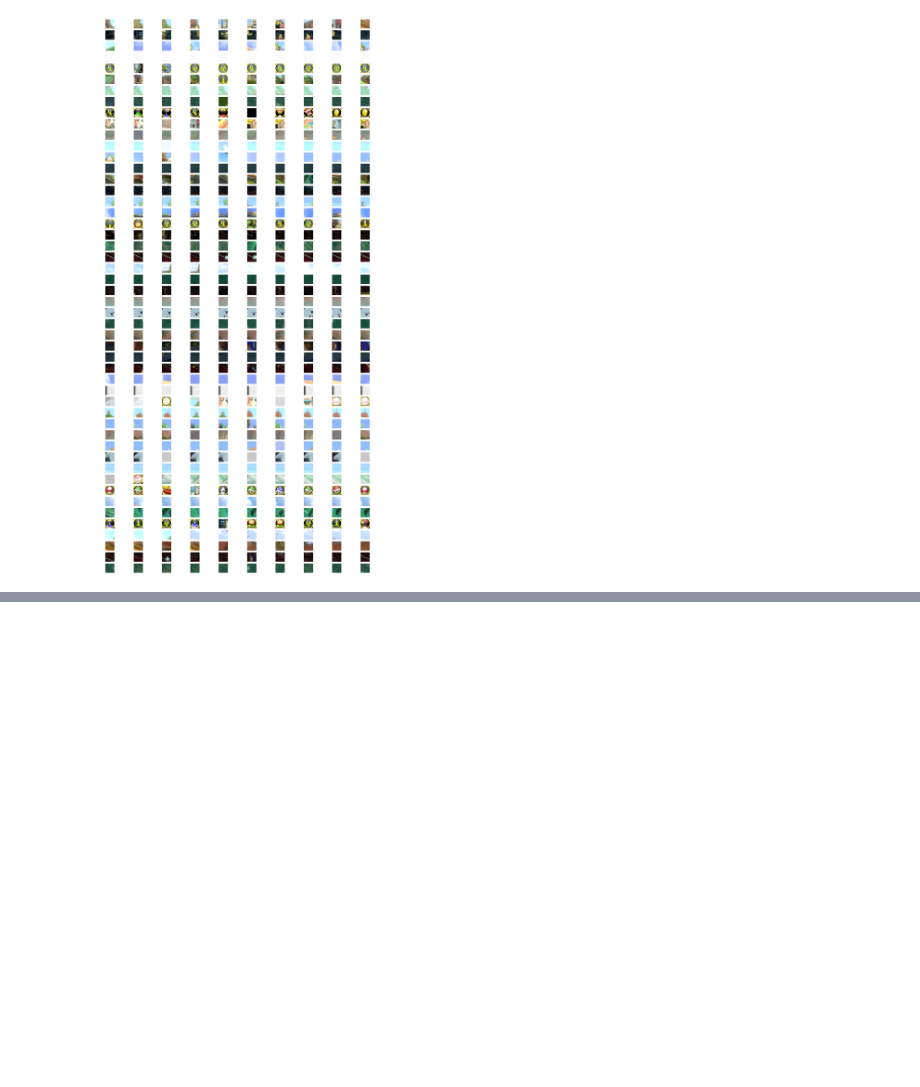
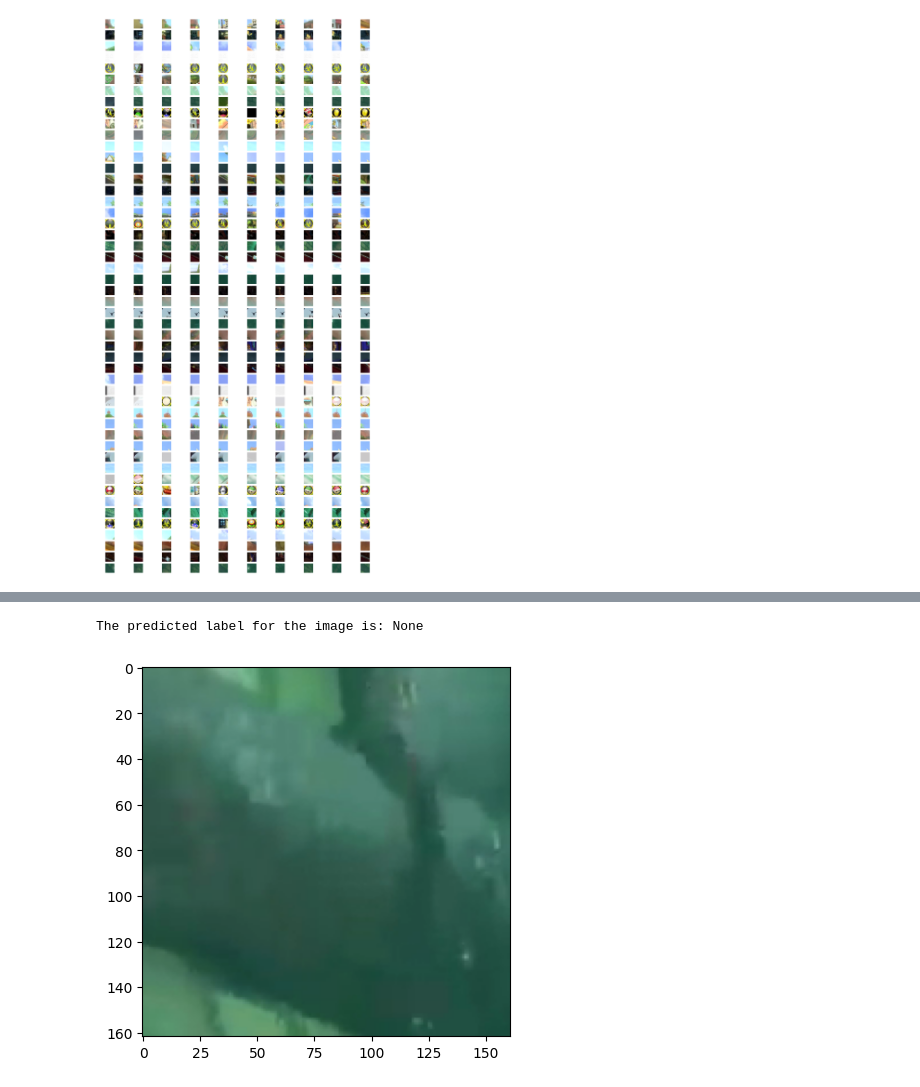
Before and after one commit to shingkai/MarioKart8CV, a Jupyter notebook: notebooks/item_classifier.ipynb, the cells around one changed output, grey strips where cells are left out. Saved outputs shown, nothing was run; the diff lists cells and outputs as text; code cells hidden in the pictures; blank space fills up the shorter version.

```diff
--- a/notebooks/item_classifier.ipynb
+++ b/notebooks/item_classifier.ipynb
@@ -302,0 +405,9 @@ Epoch 1/24
+# %%
+image_path = '/Users/shingkai/code/personal-projects/mk8/race_videos/training/mirror_flower_cup/p1_first_item/0/029638.png'
+plt.imshow(cv2.cvtColor(cv2.imread(image_path), cv2.COLOR_BGR2RGB))
+
+predicted_label = predict_image(image_path)
+print(f'The predicted label for the image is: {predicted_label}')
+# %% [output]
+The predicted label for the image is: None
+[figure, added]
```
Also changed, not shown: parts of 6 cells of this notebook.
